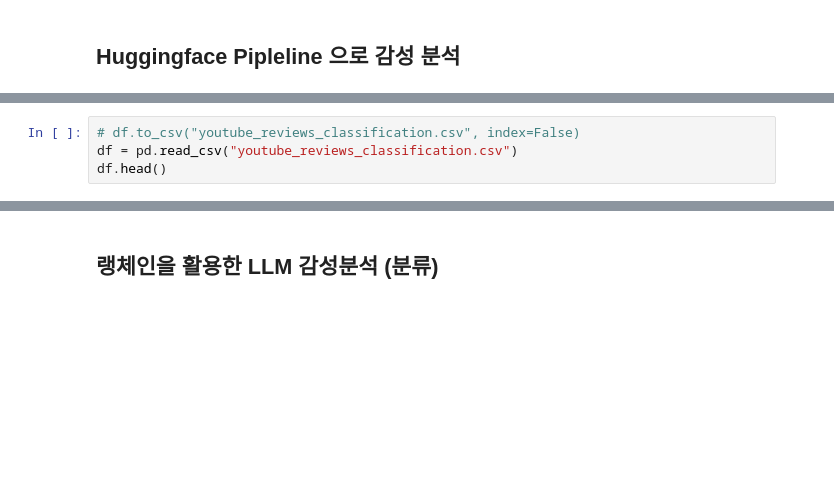
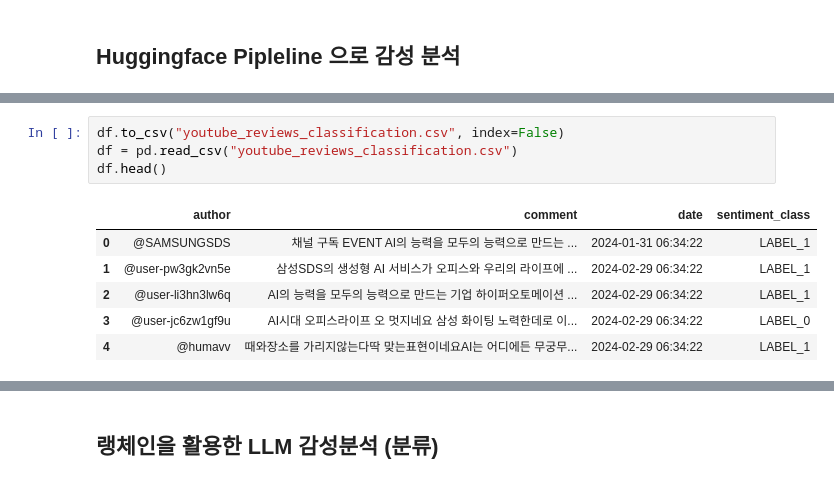
Before and after one commit to hyeonsang010716/LLM-Study, a Jupyter notebook: YoutubeCrawling/202_langchain_youtube.ipynb, the cells around one changed output, grey strips where cells are left out. Cells and saved outputs as stored; diff of their text form; blank space fills up the shorter version.

```diff
--- a/YoutubeCrawling/202_langchain_youtube.ipynb
+++ b/YoutubeCrawling/202_langchain_youtube.ipynb
@@ -537,6 +718,13 @@ df.head()
 # %%
-# df.to_csv("youtube_reviews_classification.csv", index=False)
+df.to_csv("youtube_reviews_classification.csv", index=False)
 df = pd.read_csv("youtube_reviews_classification.csv")
 df.head()
+# %% [output]
+|  | author | comment | date | sentiment_class |
+| 0 | @SAMSUNGSDS | 채널 구독 EVENT AI의 능력을 모두의 능력으로 만드는 ... | 2024-01-31 06:34:22 | LABEL_1 |
+| 1 | @user-pw3gk2vn5e | 삼성SDS의 생성형 AI 서비스가 오피스와 우리의 라이프에 ... | 2024-02-29 06:34:22 | LABEL_1 |
+| 2 | @user-li3hn3lw6q | AI의 능력을 모두의 능력으로 만드는 기업 하이퍼오토메이션 ... | 2024-02-29 06:34:22 | LABEL_1 |
+| 3 | @user-jc6zw1gf9u | AI시대 오피스라이프 오 멋지네요 삼성 화이팅 노력한데로 이... | 2024-02-29 06:34:22 | LABEL_0 |
+| 4 | @humavv | 때와장소를 가리지않는다딱 맞는표현이네요AI는 어디에든 무궁무... | 2024-02-29 06:34:22 | LABEL_1 |
 # %%
 # 감성 분석 결과를 막대 그래프로 비교
```
Also changed, not shown: parts of 51 cells of this notebook, 6 other files.
